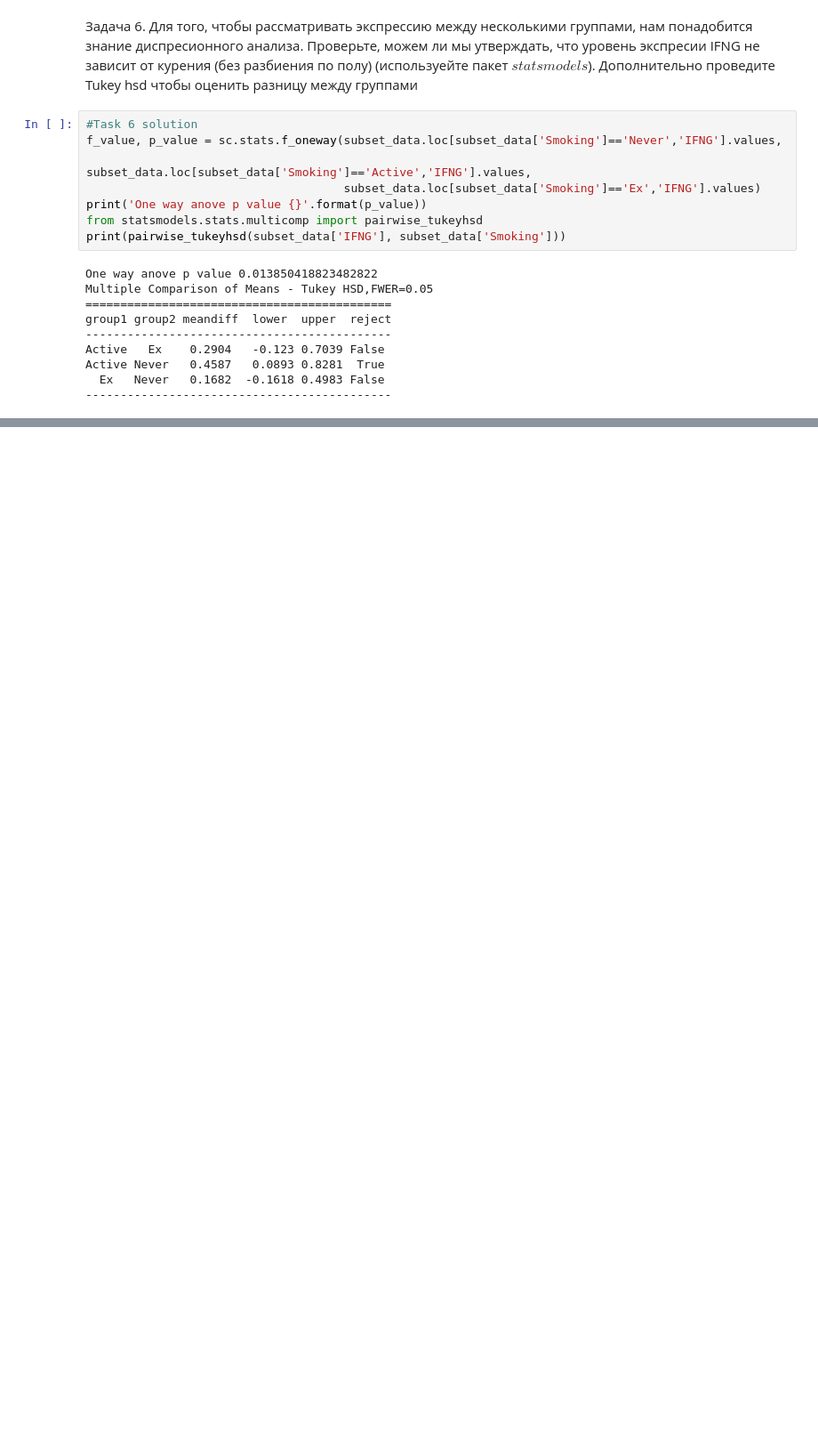
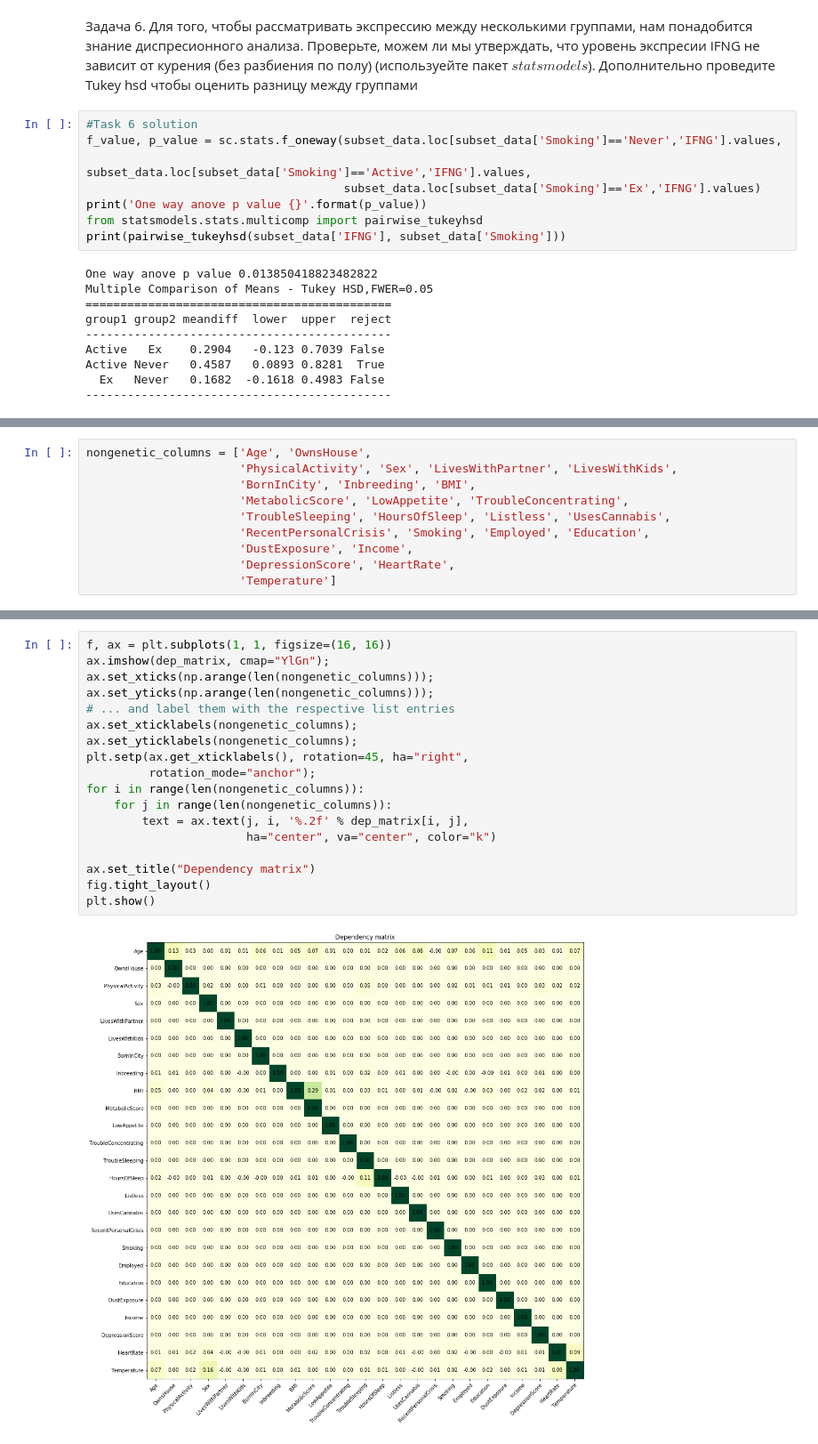
Before and after one commit to azkalot1/bioinfCourse, a Jupyter notebook: BulkRNASeqSeminar.ipynb, the cells around one changed output, grey strips where cells are left out. Shown at 89% size. Drawn from its saved outputs; the diff is of its cells as text; blank space fills up the shorter version.

```diff
--- a/BulkRNASeqSeminar.ipynb
+++ b/BulkRNASeqSeminar.ipynb
@@ -251,0 +243,10 @@ Active Never   0.4587   0.0893 0.8281  True
+# %%
+nongenetic_columns = ['Age', 'OwnsHouse',
+                      'PhysicalActivity', 'Sex', 'LivesWithPartner', 'LivesWithKids',
+                      'BornInCity', 'Inbreeding', 'BMI',
+                      'MetabolicScore', 'LowAppetite', 'TroubleConcentrating',
+                      'TroubleSleeping', 'HoursOfSleep', 'Listless', 'UsesCannabis',
+                      'RecentPersonalCrisis', 'Smoking', 'Employed', 'Education',
+                      'DustExposure', 'Income',
+                      'DepressionScore', 'HeartRate',
+                      'Temperature']
@@ -251,0 +315,20 @@ Active Never   0.4587   0.0893 0.8281  True
+# %%
+f, ax = plt.subplots(1, 1, figsize=(16, 16))
+ax.imshow(dep_matrix, cmap="YlGn");
+ax.set_xticks(np.arange(len(nongenetic_columns)));
+ax.set_yticks(np.arange(len(nongenetic_columns)));
+# ... and label them with the respective list entries
+ax.set_xticklabels(nongenetic_columns);
+ax.set_yticklabels(nongenetic_columns);
+plt.setp(ax.get_xticklabels(), rotation=45, ha="right",
+         rotation_mode="anchor");
+for i in range(len(nongenetic_columns)):
+    for j in range(len(nongenetic_columns)):
+        text = ax.text(j, i, '%.2f' % dep_matrix[i, j],
+                       ha="center", va="center", color="k")
+
+ax.set_title("Dependency matrix")
+fig.tight_layout()
+plt.show()
+# %% [output]
+[figure, added]
```
Also changed, not shown: parts of 14 cells of this notebook.
